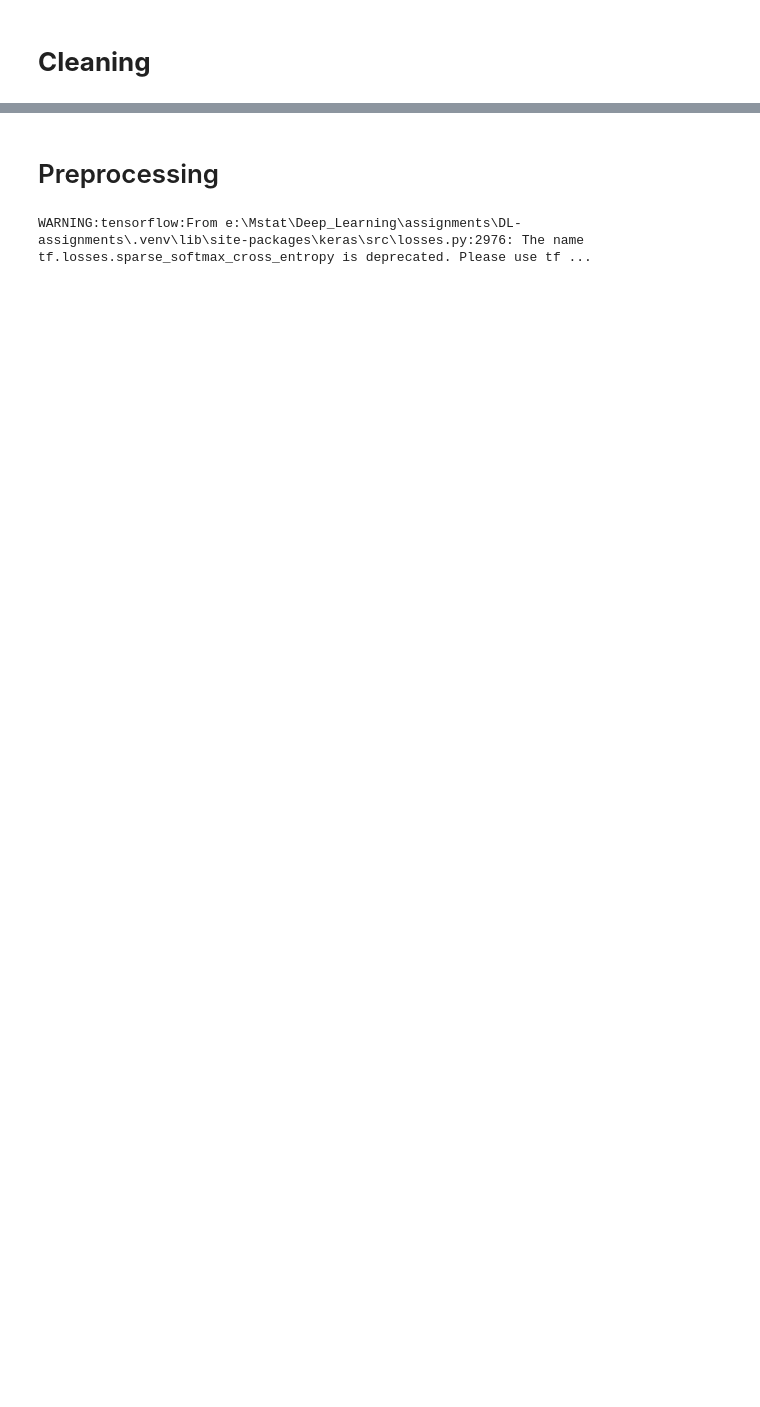
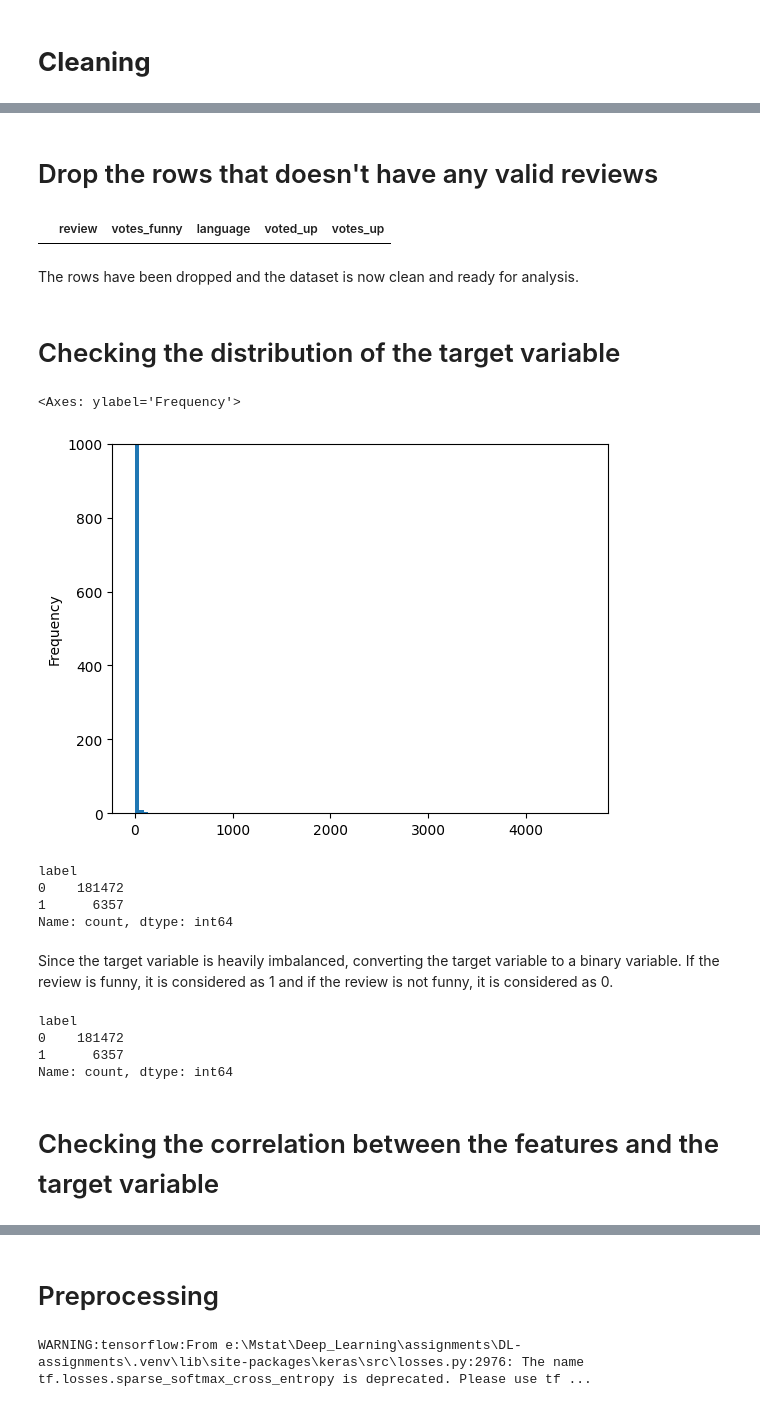
Before and after one commit to Bhanu-py/DL-assignments, a Jupyter notebook: ass3/main.ipynb, the cells around one changed output, grey strips where cells are left out. Drawn from its saved outputs; the diff is of its cells as text; code cells hidden in the pictures; blank space fills up the shorter version.

```diff
--- a/ass3/main.ipynb
+++ b/ass3/main.ipynb
@@ -87,0 +213,39 @@ df
+# %% [markdown]
+# Drop the rows that doesn't have any valid reviews
+# %%
+# drop the rows
+df = df.drop(df[df['review'].apply(lambda x: not any([a.isalnum() for a in x]))].index)
+# %%
+df[df['review'].apply(lambda x: not any([a.isalnum() for a in x]))]
+# %% [output]
+|  | review | votes_funny | language | voted_up | votes_up |
+# %% [markdown]
+The rows have been dropped and the dataset is now clean and ready for analysis.
+# %% [markdown]
+# Checking the distribution of the target variable
+# %%
+df['votes_funny'].plot(kind='hist', bins=100, ylim=(0, 1000))
+# %% [output]
+<Axes: ylabel='Frequency'>
+[figure, added]
+# %%
+# label 1 if votes_funny is greater than 0, else 0
+df['label'] = (df['votes_funny'] > 0).astype(int)
+df['label'].value_counts()
+# %% [output]
+label
+0    181472
+1      6357
+Name: count, dtype: int64
+# %% [markdown]
+Since the target variable is heavily imbalanced, converting the target variable to a binary variable. If the review is funny, it is considered as 1 and if the review is not funny, it is considered as 0.
+# %%
+df['label'] = df['votes_funny'].apply(lambda x: 1 if x > 0 else 0)
+df['label'].value_counts()
+# %% [output]
+label
+0    181472
+1      6357
+Name: count, dtype: int64
+# %% [markdown]
+# Checking the correlation between the features and the target variable
```
Also changed, not shown: parts of 33 cells of this notebook.
